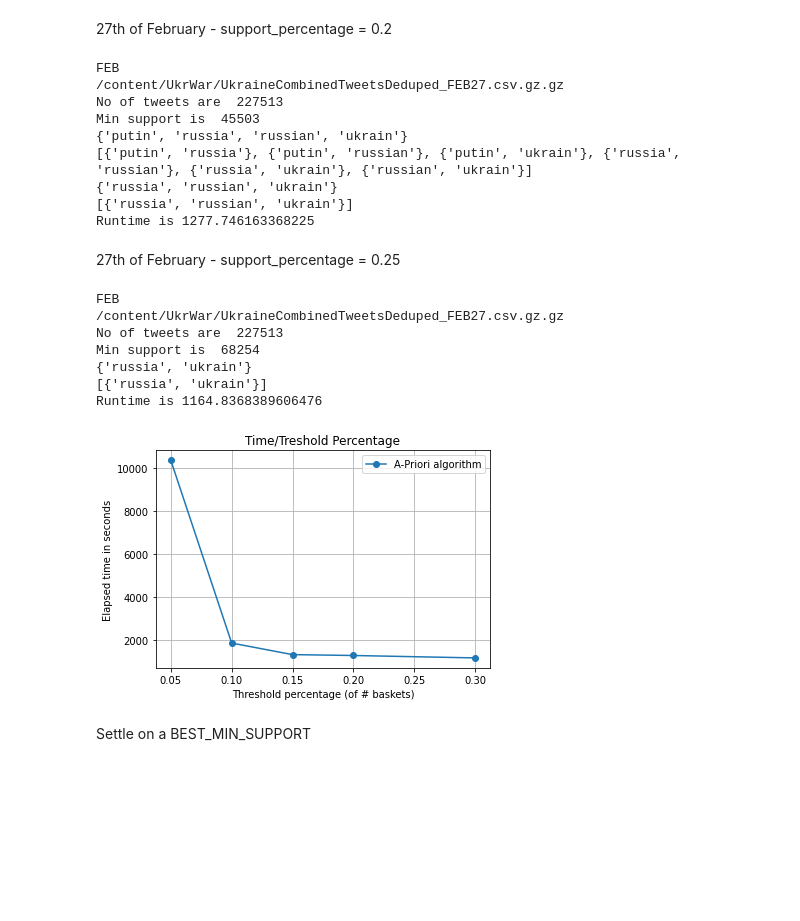
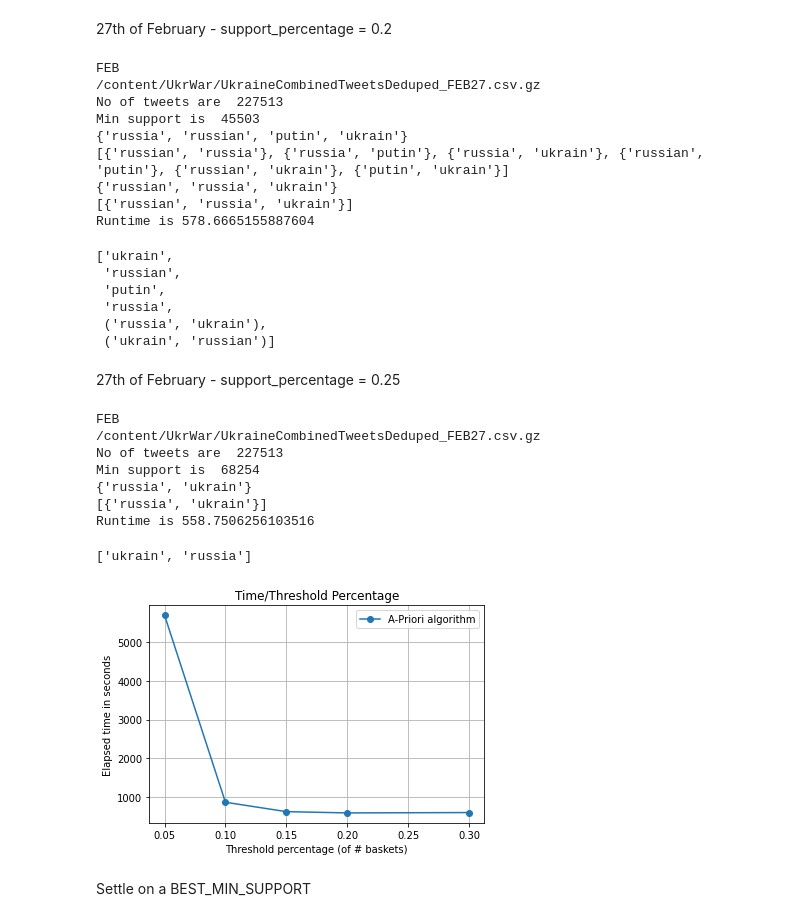
Before and after one commit to giulia-lbo/AMD-project, a Jupyter notebook: Analysing_Russia_Ukraine_Conflict_Twitter_Dataset.ipynb, the cells around one changed output. Cells and saved outputs as stored; diff of their text form; code cells hidden in the pictures; blank space fills up the shorter version.

```diff
--- a/Analysing_Russia_Ukraine_Conflict_Twitter_Dataset.ipynb
+++ b/Analysing_Russia_Ukraine_Conflict_Twitter_Dataset.ipynb
@@ -707,19 +749,26 @@ with open('out', 'r') as file:
     if(PATHNAME == ''):
       print("Data not found -- exit")
     else:
-      result_02_27_C02=generate_results(PATHNAME, preprocessing_pipeline,0.2)
+      result_27_02_C02=generate_results(PATHNAME, preprocessing_pipeline,0.2)
 # %% [output]
 FEB
-/content/UkrWar/UkraineCombinedTweetsDeduped_FEB27.csv.gz.gz
+/content/UkrWar/UkraineCombinedTweetsDeduped_FEB27.csv.gz
 No of tweets are  227513
 Min support is  45503
-{'putin', 'russia', 'russian', 'ukrain'}
-[{'putin', 'russia'}, {'putin', 'russian'}, {'putin', 'ukrain'}, {'russia', 'russian'}, {'russia', 'ukrain'}, {'russian', 'ukrain'}]
-{'russia', 'russian', 'ukrain'}
-[{'russia', 'russian', 'ukrain'}]
-Runtime is 1277.746163368225
+{'russia', 'russian', 'putin', 'ukrain'}
+[{'russian', 'russia'}, {'russia', 'putin'}, {'russia', 'ukrain'}, {'russian', 'putin'}, {'russian', 'ukrain'}, {'putin', 'ukrain'}]
+{'russian', 'russia', 'ukrain'}
+[{'russian', 'russia', 'ukrain'}]
+Runtime is 578.6665155887604
 # %%
-result_02_27_C02.collect()
+result_27_02_C02.collect()
+# %% [output]
+['ukrain',
+ 'russian',
+ 'putin',
+ 'russia',
+ ('russia', 'ukrain'),
+ ('ukrain', 'russian')]
 # %% [markdown]
 27th of February - support_percentage = 0.25
 # %%
@@ -732,44 +781,46 @@ with open('out', 'r') as file:
     if(PATHNAME == ''):
       print("Data not found -- exit")
     else:
-      result_02_27_C03=generate_results(PATHNAME, preprocessing_pipeline,0.3)
+      result_27_02_C03=generate_results(PATHNAME, preprocessing_pipeline,0.3)
 # %% [output]
 FEB
-/content/UkrWar/UkraineCombinedTweetsDeduped_FEB27.csv.gz.gz
+/content/UkrWar/UkraineCombinedTweetsDeduped_FEB27.csv.gz
 No of tweets are  227513
 Min support is  68254
 {'russia', 'ukrain'}
 [{'russia', 'ukrain'}]
-Runtime is 1164.8368389606476
+Runtime is 558.7506256103516
 # %%
-result_02_27_C03.collect()
+result_27_02_C03.collect()
+# %% [output]
+['ukrain', 'russia']
 # %%
 #for feb 27
 #68254 Runtime is 1164.8368389606476 (.3)
 #45503 Runtime is 1277.746163368225 (.2)
 #34127 Runtime is 1318.6258103847504 (.15)
 #22752 Runtime is 1856.7753727436066 (.1)
 #11376 Runtime is 10375.439755678177 (.05)
 
 import matplotlib.pyplot as plt
 #threshold=[68254,45503,34127,22752,11376]
 threshold_perc=[.3,.2,.15,.1,.05]
-elapsed_time=[1164.8,1277.7,1318.6,1856.7,10375.4]
+elapsed_time=[589,579.7,613,856,5703]
 
 time_threshold_perc_ratio = pd.DataFrame()
 time_threshold_perc_ratio['Elapsed_time'] = elapsed_time
 time_threshold_perc_ratio['Threshold'] = threshold_perc
 plt.plot(time_threshold_perc_ratio['Threshold'], time_threshold_perc_ratio['Elapsed_time'],
          label = 'A-Priori algorithm', marker = 'o')
 plt.xlabel('Threshold percentage (of # baskets)')
 plt.ylabel('Elapsed time in seconds')
 plt.savefig('time_threshold_perc_ratio.jpg')
 plt.legend()
 plt.grid()
 plt.title('Time/Threshold Percentage')
 plt.show()
 # %% [output]
-[figure, old version]
+[figure, new version]
 # %% [markdown]
 Settle on a BEST_MIN_SUPPORT
 # %%
```
Also changed, not shown: parts of 28 cells of this notebook.
